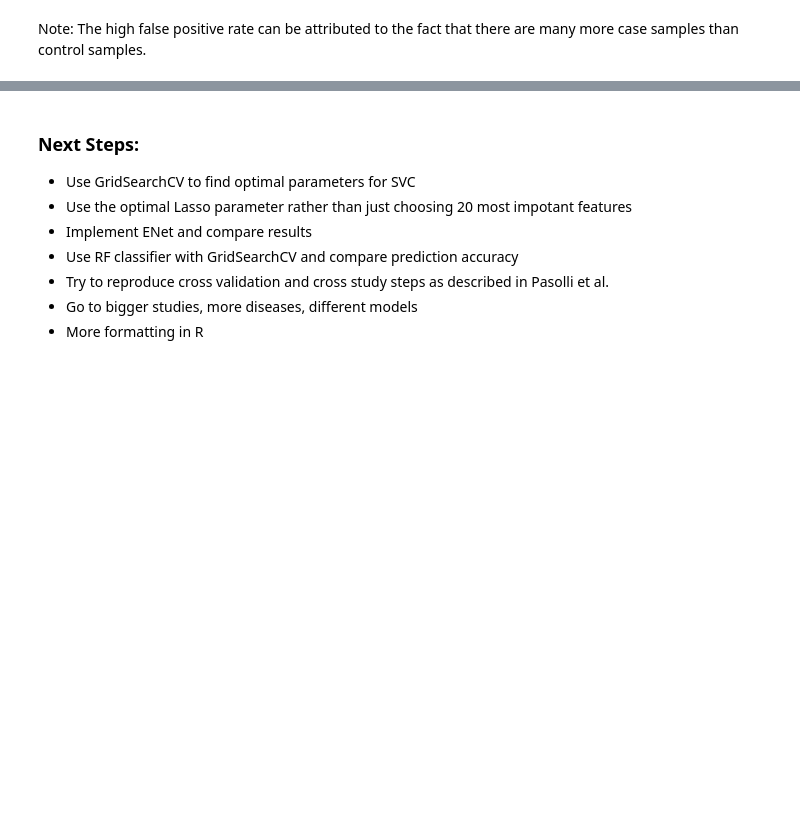
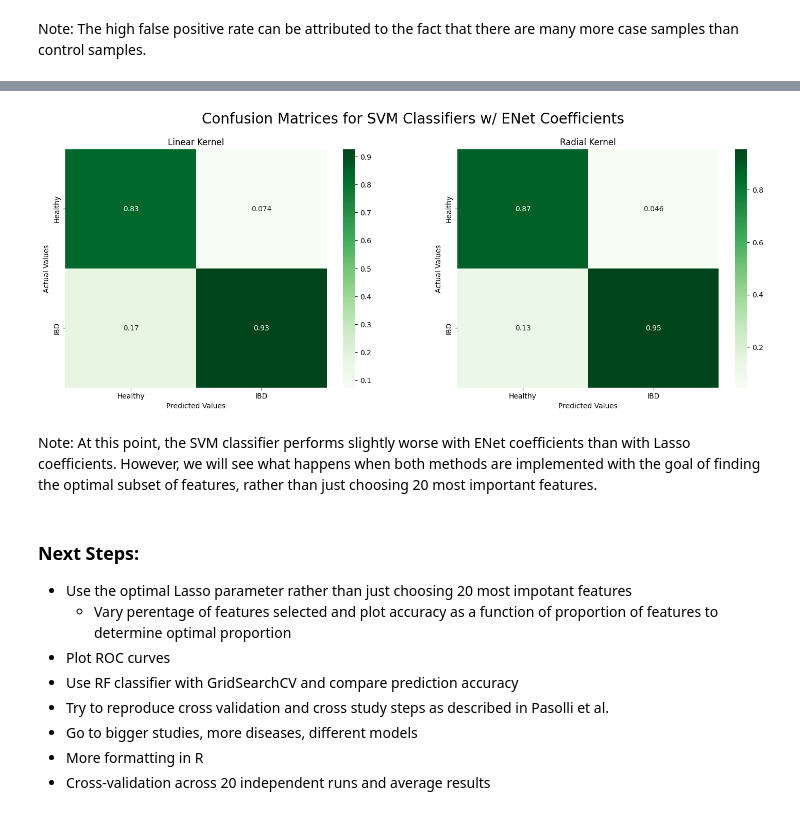
Before and after one commit to wvirany/microbiome, a Jupyter notebook: rel_abundance.ipynb, the cells around one changed output, grey strips where cells are left out. Cells and saved outputs as stored; diff of their text form; code cells hidden in the pictures; blank space fills up the shorter version.

```diff
--- a/rel_abundance.ipynb
+++ b/rel_abundance.ipynb
@@ -205,2 +264,8 @@ fig.suptitle('Confusion Matrices for SVM Classifiers', y=1, fontsize=20);
 # %% [markdown]
 Note: The high false positive rate can be attributed to the fact that there are many more case samples than control samples.
+# %%
+svm_linear2 = GridSearchCV(SVC(), linear_params, refit=True, cv=5, verbose=0)
+svm_radial2 = GridSearchCV(SVC(), radial_params, refit=True, cv=5, verbose=0)
+
+svm_linear2.fit(X2_train, y2_train)
+svm_radial2.fit(X2_train, y2_train)
@@ -206,0 +283,4 @@ Note: The high false positive rate can be attributed to the fact that there are
+# %%
+linear_pred2 = svm_linear2.predict(X2_test)
+
+print(classification_report(y2_test, linear_pred2))
@@ -206,0 +296,4 @@ Note: The high false positive rate can be attributed to the fact that there are
+# %%
+radial_pred2 = svm_radial2.predict(X2_test)
+
+print(classification_report(y2_test, radial_pred2))
@@ -207,9 +309,45 @@ Note: The high false positive rate can be attributed to the fact that there are
+# %%
+# Creating a confusion matrix for both linear and radial SVM classifier
+fig, axes = plt.subplots(nrows=1, ncols=2, figsize=(18,6))
+
+c = confusion_matrix(y_test, linear_pred2, normalize='pred')
+axes[0] = sns.heatmap(c,
+                      annot=True,
+                      cmap='Greens',
+                      xticklabels=['Healthy', 'IBD'],
+                      yticklabels=['Healthy', 'IBD'],
+                      cbar=True,
+                      ax=axes[0]);
+
+axes[0].set_ylabel('Actual Values')
+axes[0].set_xlabel('Predicted Values')
+axes[0].set_title('Linear Kernel');
+
+c = confusion_matrix(y_test, radial_pred2, normalize='pred')
+axes[1] = sns.heatmap(c,
+                      annot=True,
+                      cmap='Greens',
+                      xticklabels=['Healthy', 'IBD'],
+                      yticklabels=['Healthy', 'IBD'],
+                      cbar=True,
+                      ax=axes[1]);
+
+axes[1].set_ylabel('Actual Values')
+axes[1].set_xlabel('Predicted Values')
+axes[1].set_title('Radial Kernel');
+
+fig.suptitle('Confusion Matrices for SVM Classifiers w/ ENet Coefficients', y=1, fontsize=20);
+# %% [output]
+[figure, added]
+# %% [markdown]
+Note: At this point, the SVM classifier performs slightly worse with ENet coefficients than with Lasso coefficients. However, we will see what happens when both methods are implemented with the goal of finding the optimal subset of features, rather than just choosing 20 most important features.
 # %% [markdown]
 ### Next Steps:
-* Use GridSearchCV to find optimal parameters for SVC
 * Use the optimal Lasso parameter rather than just choosing 20 most impotant features
-* Implement ENet and compare results
+  * Vary perentage of features selected and plot accuracy as a function of proportion of features to determine optimal proportion
+* Plot ROC curves
 * Use RF classifier with GridSearchCV and compare prediction accuracy
 * Try to reproduce cross validation and cross study steps as described in Pasolli et al.
 * Go to bigger studies, more diseases, different models
 * More formatting in R
+* Cross-validation across 20 independent runs and average results
```
Also changed, not shown: parts of 19 cells of this notebook.
